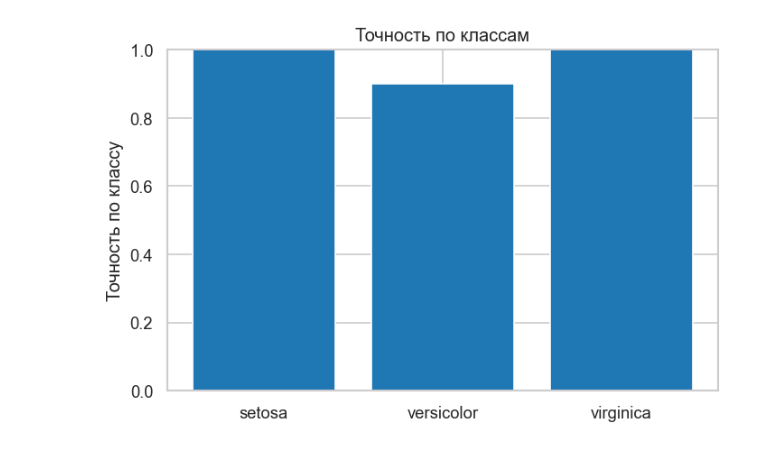
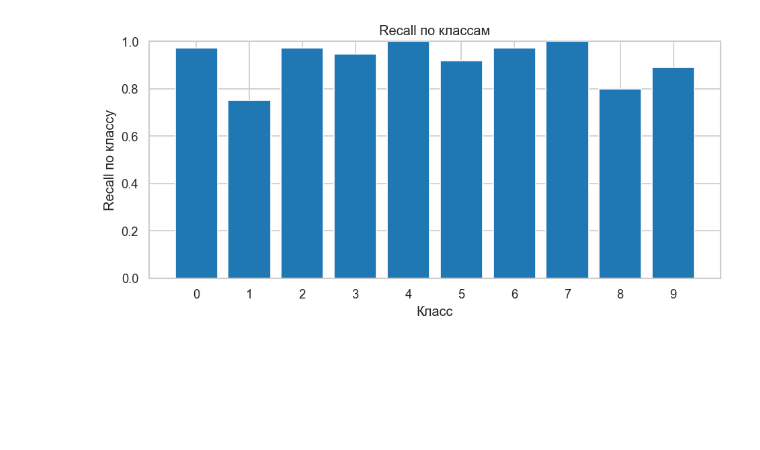
Before and after one commit to phys-dev/ml-recipe-book, a Jupyter notebook: notebooks/04_naive_bayes.ipynb, the cells around one changed output. Cells and saved outputs as stored; diff of their text form; code cells hidden in the pictures; blank space fills up the shorter version.

```diff
--- a/notebooks/04_naive_bayes.ipynb
+++ b/notebooks/04_naive_bayes.ipynb
@@ -26,6 +27,6 @@ CONFUSION_CMAP = "Blues"
 # %%
-iris = load_iris(as_frame=True)
-data = iris.frame
+digits = load_digits(as_frame=True)
+data = digits.frame
 print(f"Размерность: {data.shape}")
 data.head()
 # %% [output]
@@ -64,3 +151,4 @@ plt.show()
 # %%
-model = GaussianNB()
-model.fit(X_train, y_train)
+best_model = grid.best_estimator_
+best_model.fit(X_train, y_train)
+model = best_model
@@ -93,7 +182,9 @@ F1:        0.967
 # %%
 cm = confusion_matrix(y_test, y_pred)
-plt.figure(figsize=(4, 4))
-sns.heatmap(cm, annot=True, fmt="d", cmap=CONFUSION_CMAP)
+class_names = [str(name) for name in digits.target_names]
+
+plt.figure(figsize=(7, 5))
+sns.heatmap(cm, annot=False, cmap=CONFUSION_CMAP, xticklabels=class_names, yticklabels=class_names)
 plt.title("Матрица ошибок")
 plt.xlabel("Прогноз")
 plt.ylabel("Факт")
@@ -104,16 +195,16 @@ plt.show()
 # %%
-class_names = iris.target_names
-per_class_acc = []
+per_class_recall = []
 for cls in np.unique(y_test):
     mask = y_test == cls
-    per_class_acc.append(np.mean(y_pred[mask] == y_test[mask]))
+    per_class_recall.append(np.mean(y_pred[mask] == y_test[mask]))
 
-plt.figure(figsize=(6, 4))
-plt.bar(class_names, per_class_acc, color=PRIMARY_COLOR)
+plt.figure(figsize=(8, 4))
+plt.bar(class_names, per_class_recall, color=PRIMARY_COLOR)
 plt.ylim(0, 1)
-plt.ylabel("Точность по классу")
-plt.title("Точность по классам")
+plt.ylabel("Recall по классу")
+plt.xlabel("Класс")
+plt.title("Recall по классам")
 plt.tight_layout()
 plt.show()
 # %% [output]
-[figure, old version]
+[figure, new version]
```
Also changed, not shown: parts of 19 cells of this notebook.
